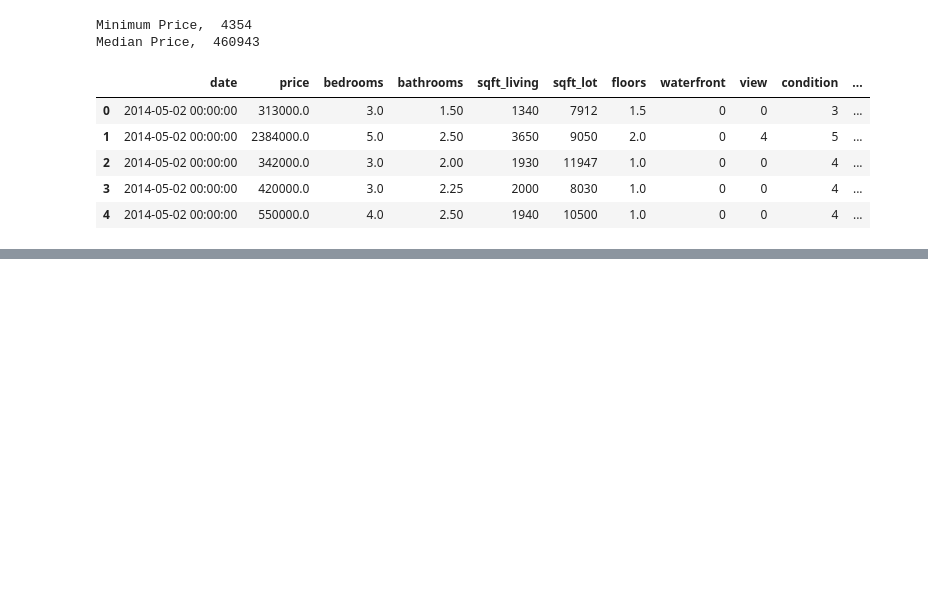
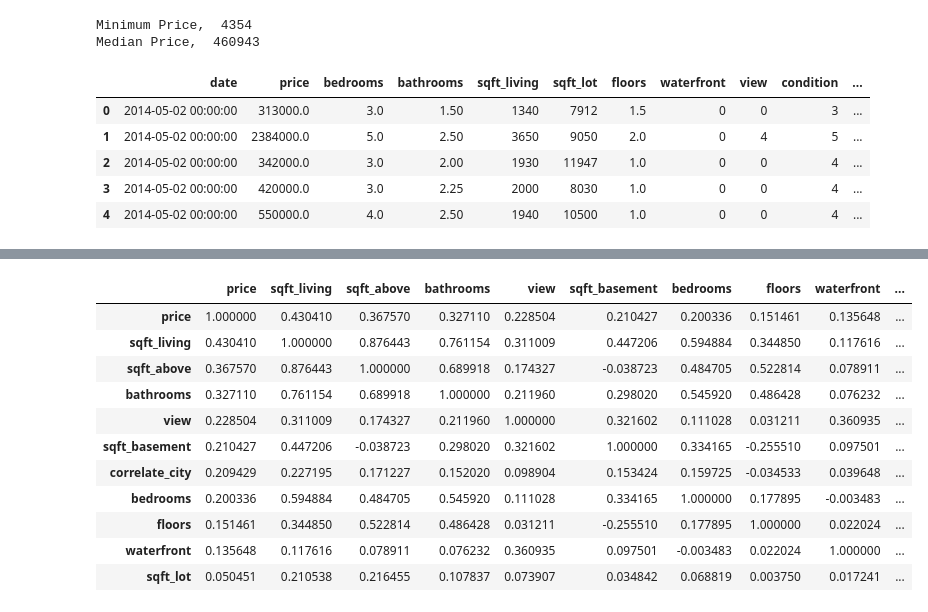
Before and after one commit to kanghinlee/Data_Portfolio, a Jupyter notebook: 03_Machine_Learning/03_Linear_Regression/03_House_Price_prediction/script.ipynb, the cells around one changed output, grey strips where cells are left out. Drawn from its saved outputs; the diff is of its cells as text; code cells hidden in the pictures; blank space fills up the shorter version.

```diff
--- a/03_Machine_Learning/03_Linear_Regression/03_House_Price_prediction/script.ipynb
+++ b/03_Machine_Learning/03_Linear_Regression/03_House_Price_prediction/script.ipynb
@@ -113,0 +186,31 @@ clean_df = df.drop(columns = ['date', 'street', 'statezip', 'country', 'city']).
+# %%
+screen_features = ['price','sqft_living','sqft_above','bathrooms','view','sqft_basement','bedrooms','floors', 'waterfront', 'sqft_lot', 'city']
+
+screen_df = df[screen_features].copy()
+
+
+corr_city = ['Mercer Island', 'Bellevue', 'Medina']
+
+screen_df['correlate_city'] = np.where(screen_df['city'].isin(corr_city), 1,0)
+
+screen_df.drop(columns = ["city"], inplace = True)
+
+
+corr = screen_df.corr()
+# Sort by Correlation
+corr_sort = corr.sort_values(by = ["price"], ascending = False)
+
+corr_sort.style.background_gradient(cmap='coolwarm')
+# %% [output]
+|  | price | sqft_living | sqft_above | bathrooms | view | sqft_basement | bedrooms | floors | waterfront | ... |
+| price | 1.000000 | 0.430410 | 0.367570 | 0.327110 | 0.228504 | 0.210427 | 0.200336 | 0.151461 | 0.135648 | ... |
+| sqft_living | 0.430410 | 1.000000 | 0.876443 | 0.761154 | 0.311009 | 0.447206 | 0.594884 | 0.344850 | 0.117616 | ... |
+| sqft_above | 0.367570 | 0.876443 | 1.000000 | 0.689918 | 0.174327 | -0.038723 | 0.484705 | 0.522814 | 0.078911 | ... |
+| bathrooms | 0.327110 | 0.761154 | 0.689918 | 1.000000 | 0.211960 | 0.298020 | 0.545920 | 0.486428 | 0.076232 | ... |
+| view | 0.228504 | 0.311009 | 0.174327 | 0.211960 | 1.000000 | 0.321602 | 0.111028 | 0.031211 | 0.360935 | ... |
+| sqft_basement | 0.210427 | 0.447206 | -0.038723 | 0.298020 | 0.321602 | 1.000000 | 0.334165 | -0.255510 | 0.097501 | ... |
+| correlate_city | 0.209429 | 0.227195 | 0.171227 | 0.152020 | 0.098904 | 0.153424 | 0.159725 | -0.034533 | 0.039648 | ... |
+| bedrooms | 0.200336 | 0.594884 | 0.484705 | 0.545920 | 0.111028 | 0.334165 | 1.000000 | 0.177895 | -0.003483 | ... |
+| floors | 0.151461 | 0.344850 | 0.522814 | 0.486428 | 0.031211 | -0.255510 | 0.177895 | 1.000000 | 0.022024 | ... |
+| waterfront | 0.135648 | 0.117616 | 0.078911 | 0.076232 | 0.360935 | 0.097501 | -0.003483 | 0.022024 | 1.000000 | ... |
+| sqft_lot | 0.050451 | 0.210538 | 0.216455 | 0.107837 | 0.073907 | 0.034842 | 0.068819 | 0.003750 | 0.017241 | ... |
```
Also changed, not shown: parts of 17 cells of this notebook.
